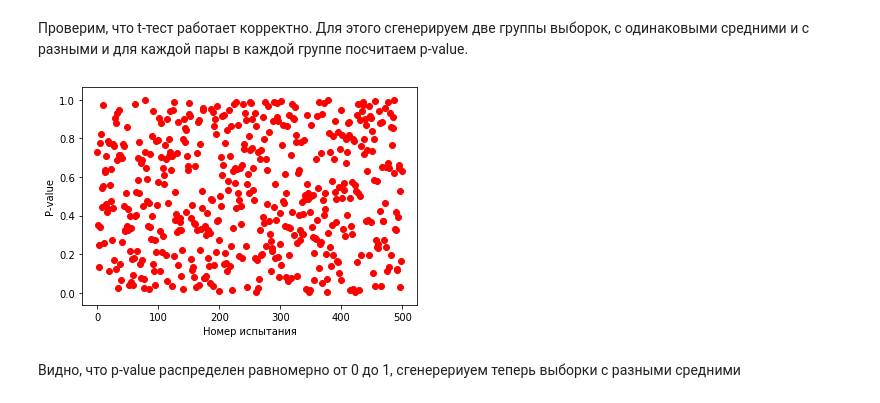
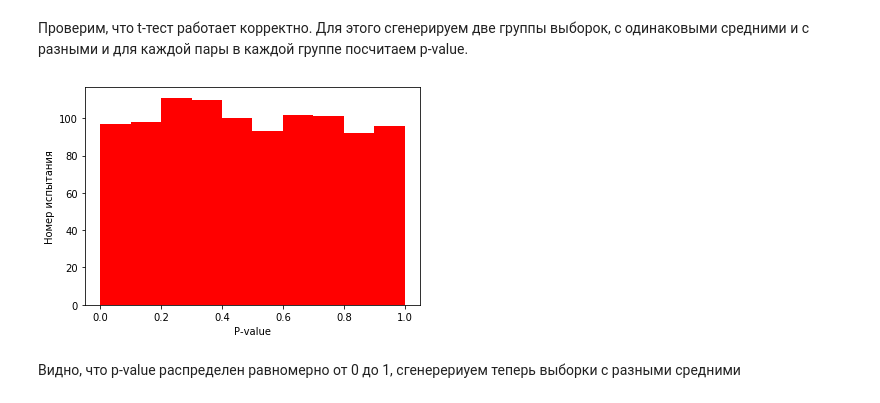
Before and after one commit to Vlada-Veselova/Statistics_HW_BI, a Jupyter notebook: Statistic_HW2_1.ipynb, the cells around one changed output. Drawn from its saved outputs; the diff is of its cells as text; code cells hidden in the pictures.

```diff
--- a/Statistic_HW2_1.ipynb
+++ b/Statistic_HW2_1.ipynb
@@ -86,18 +86,18 @@ plt.ylabel('Мощность');
 # %%
 # разные дисперсии, равные средние
 samples_1, samples_2, p_value_ts = [], [], []
-for i in range(500):
+for i in range(1000):
     samples_1.append(np.random.normal(0, 1, 100))
     samples_2.append(np.random.normal(0, 2, 100))
 for sample_1, sample_2 in zip(samples_1, samples_2):
     p_value_ts.append(scipy.stats.ttest_ind(sample_1, sample_2, equal_var=False).pvalue)
 # %%
 fig, ax = plt.subplots()
-plt.scatter(x=[i for i in range(len(p_value_ts))], y=p_value_ts, c='r');
-ax.set_xlabel('Номер испытания');
-ax.set_ylabel('P-value');
+plt.hist(p_value_ts, color = 'r');
+ax.set_ylabel('Номер испытания');
+ax.set_xlabel('P-value');
 # %% [output]
-[figure, old version]
+[figure, new version]
 # %% [markdown]
 Видно, что p-value распределен равномерно от 0 до 1, сгенерериуем теперь выборки c разными средними
 # %%
```
Also changed, not shown: parts of 4 cells of this notebook.
